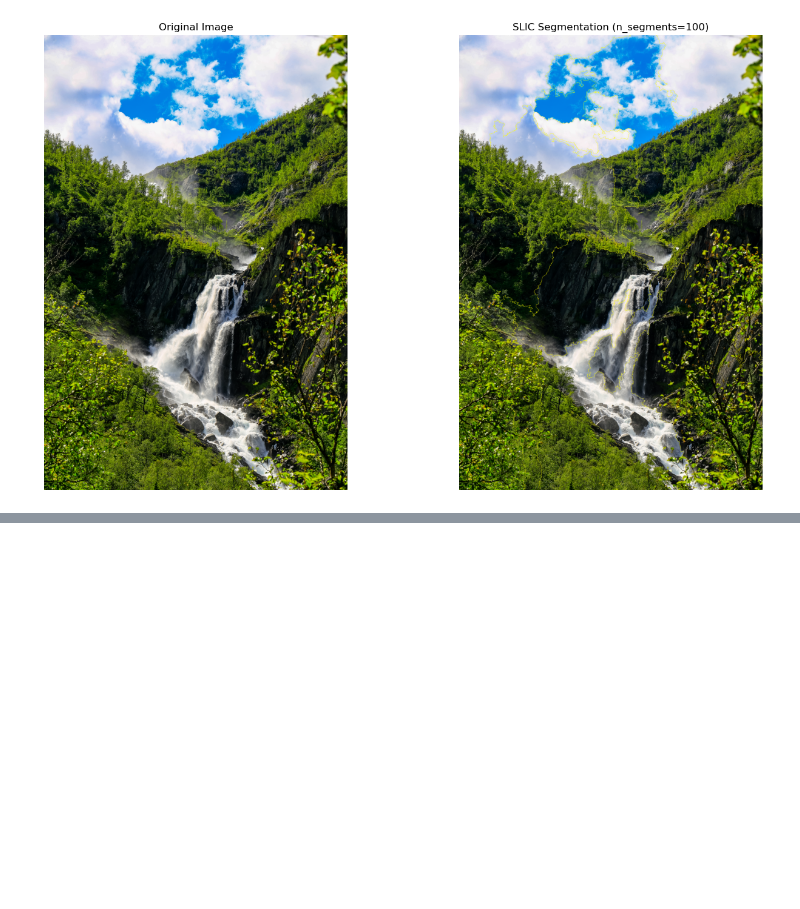
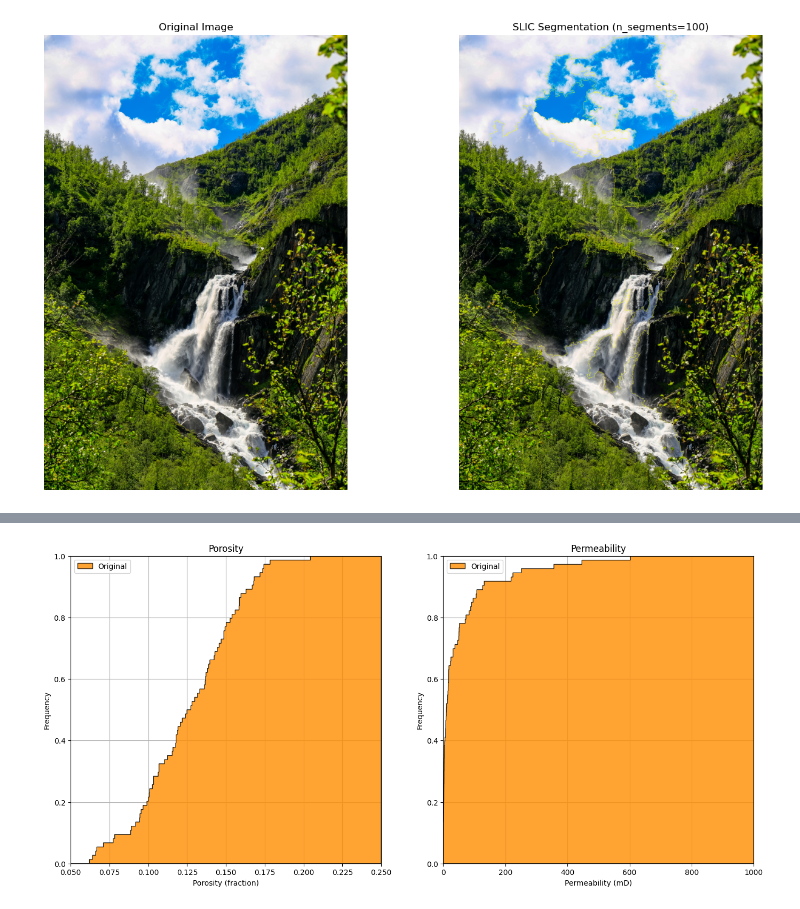
Before and after one commit to egowork/matrise_arbeid, a Jupyter notebook: pca_matrise.ipynb, the cells around one changed output, grey strips where cells are left out. Cells and saved outputs as stored; diff of their text form; code cells hidden in the pictures; blank space fills up the shorter version.

```diff
--- a/pca_matrise.ipynb
+++ b/pca_matrise.ipynb
@@ -599,0 +943,13 @@ plt.show()
+# %%
+fraction_data = 0.2                                           # extract a fraction of data for demonstration / faster runs, set to 1.0 for homework
+
+df = pd.read_csv("https://raw.githubusercontent.com/GeostatsGuy/GeoDataSets/master/sample_data_MV_biased.csv") # load the data from Dr. Pyrcz's GitHub repository
+
+if fraction_data < 1.0:
+    df = df.sample(frac = fraction_data,replace = False,random_state = 73073) # random sample from the dataset
+df = df.reset_index()                                         # reorder the data index
+df = df.iloc[:,2:7]                                           # remove the unneeded features, columns
+
+df['LogPerm'] = np.log(df['Perm'].values)                     # apply the log transform to remove skew from permeability
+
+df.head()                                                     # preview the DataFrame
@@ -599,0 +973,19 @@ plt.show()
+# %%
+plt.subplot(121)                                              # plot original sand and shale porosity histograms
+plt.hist(df['Porosity'], facecolor='darkorange',bins=np.linspace(0.0,0.25,1000),histtype="stepfilled",alpha=0.8,density=True,cumulative=True,edgecolor='black',label='Original')
+plt.xlim([0.05,0.25]); plt.ylim([0,1.0])
+plt.xlabel('Porosity (fraction)'); plt.ylabel('Frequency'); plt.title('Porosity')
+plt.legend(loc='upper left')
+plt.grid(True)
+
+plt.subplot(122)                                               # plot nscore transformed sand and shale histograms
+plt.hist(df['Perm'], facecolor='darkorange',bins=np.linspace(0.0,1000.0,100000),histtype="stepfilled",alpha=0.8,density=True,cumulative=True,edgecolor='black',label='Original')
+plt.xlim([0.0,1000.0]); plt.ylim([0,1.0])
+plt.xlabel('Permeability (mD)'); plt.ylabel('Frequency'); plt.title('Permeability')
+plt.legend(loc='upper left')
+plt.grid(True)
+
+plt.subplots_adjust(left=0.0, bottom=0.0, right=2.0, top=1.2, wspace=0.2, hspace=0.2)
+plt.show()
+# %% [output]
+[figure, added]
```
Also changed, not shown: parts of 24 cells of this notebook, 4 other files.
